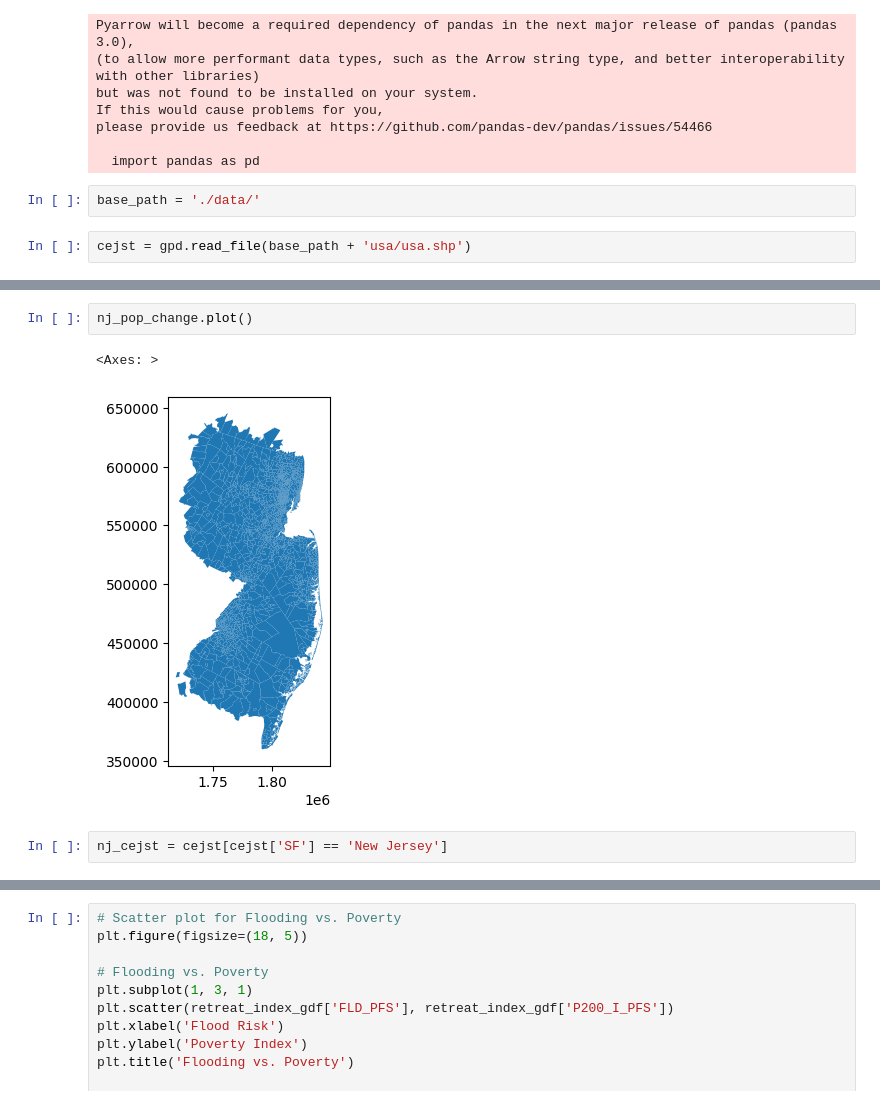
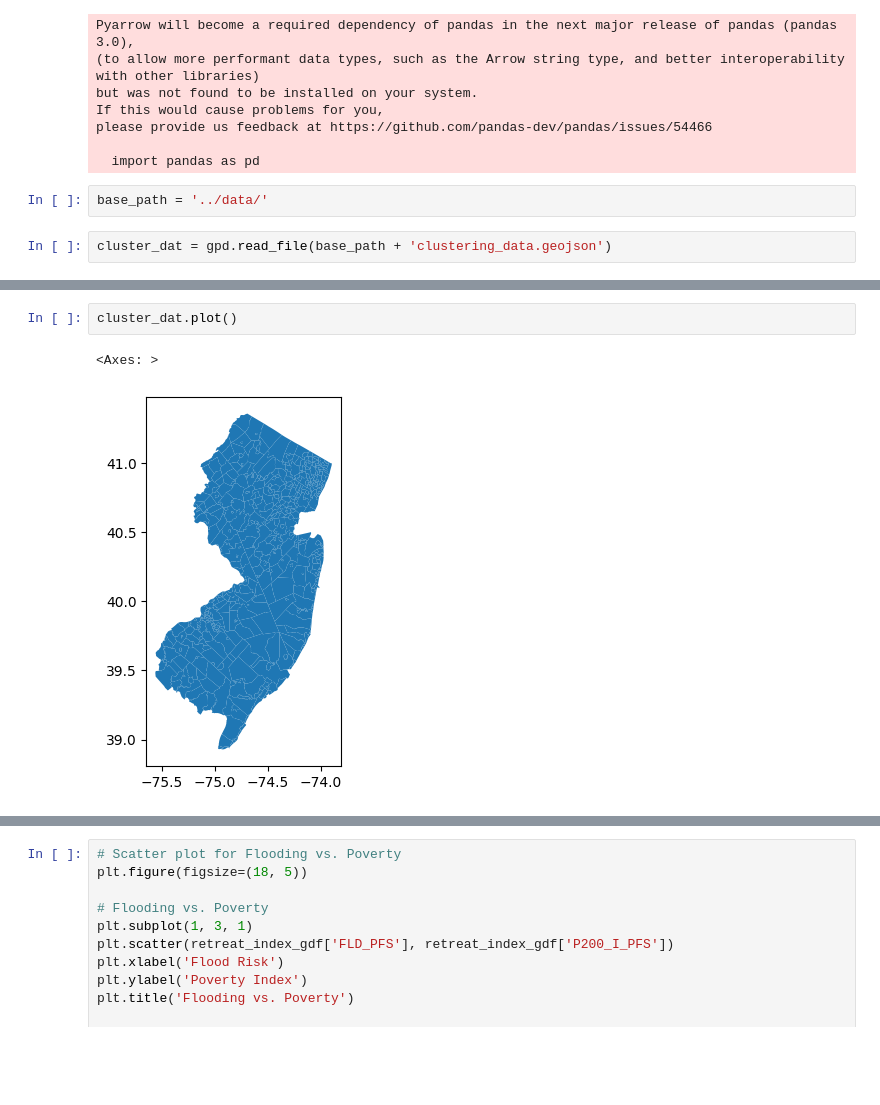
Before and after one commit to nlebovits/mach-superstudio, a Jupyter notebook: notebooks/retreat_index.ipynb, the cells around one changed output, grey strips where cells are left out. Saved outputs shown, nothing was run; the diff lists cells and outputs as text; blank space fills up the shorter version.

Commit message:
finish data wrangling

```diff
--- a/notebooks/retreat_index.ipynb
+++ b/notebooks/retreat_index.ipynb
@@ -16,6 +16,6 @@ please provide us feedback at https://github.com/pandas-dev/pandas/issues/54466
 
   import pandas as pd
 # %%
-base_path = './data/'
+base_path = '../data/'
 # %%
-cejst = gpd.read_file(base_path + 'usa/usa.shp')
+cluster_dat = gpd.read_file(base_path + 'clustering_data.geojson')
@@ -34,7 +32,5 @@ nj_pop_change.head()
 # %%
-nj_pop_change.plot()
+cluster_dat.plot()
 # %% [output]
 <Axes: >
-[figure, old version]
+[figure, new version]
-# %%
-nj_cejst = cejst[cejst['SF'] == 'New Jersey']
```
Also changed, not shown: parts of 9 cells of this notebook, 4 other files.
